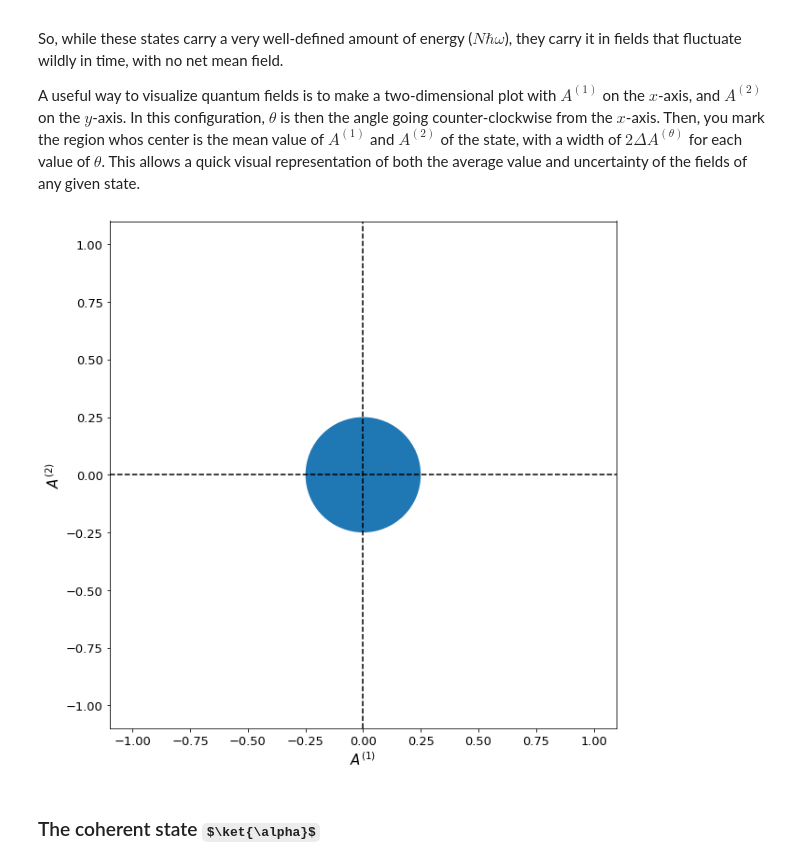
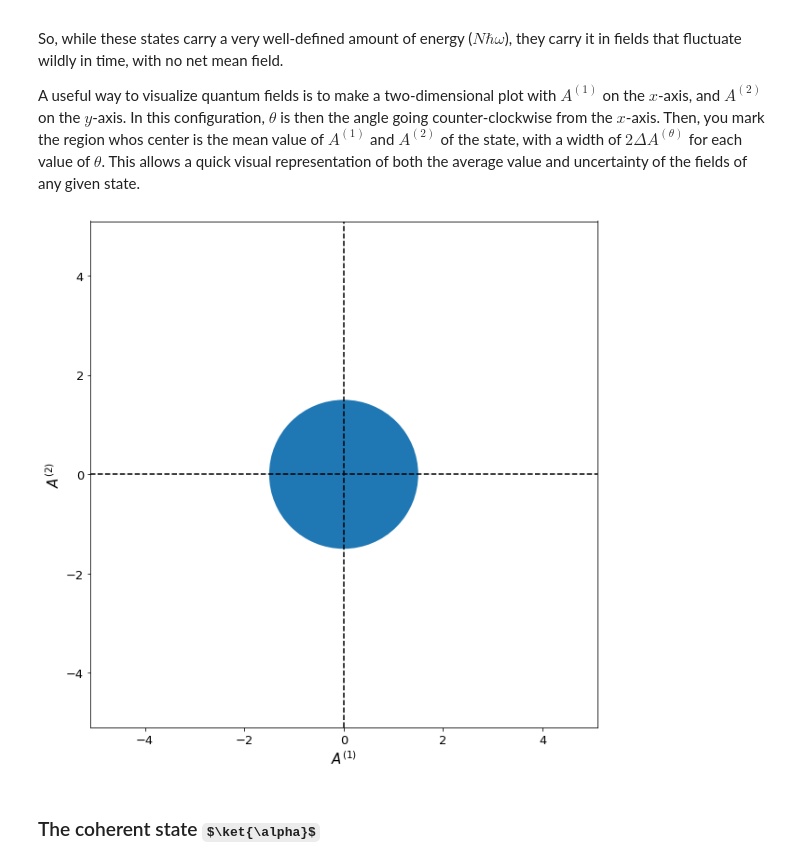
Before and after one commit to dkeathley/6.2410-lab, a Jupyter notebook: chapter-XX-quantum-optics-basics.ipynb, the cells around one changed output. Saved outputs shown, nothing was run; the diff lists cells and outputs as text; code cells hidden in the pictures; some formulas as TeX source.

Commit message:
Plot corrections

```diff
--- a/chapter-XX-quantum-optics-basics.ipynb
+++ b/chapter-XX-quantum-optics-basics.ipynb
@@ -160,38 +160,38 @@ A useful way to visualize quantum fields is to make a two-dimensional plot with
 import matplotlib.pyplot as plt
 import numpy as np
 import matplotlib.patches as mpatches
 
 fig = plt.figure()
 ax = fig.add_subplot()
 
 A = 0
 phi = 0
 delA = np.sqrt(2*4 + 1)/2
 
 
 A1 = A*np.cos(phi)
 A2 = A*np.sin(phi)
 
 
 # add a circle
-circle = mpatches.Circle((A1, A2), radius=0.25, ec="none", color='tab:blue')
-ax.add_patch(circle)
-ax.set_xlim(-1.1, 1.1)
-ax.set_ylim(-1.1, 1.1)
+patch = mpatches.Ellipse((A1, A2), width=delA*2, height=delA*2, ec="none", color='tab:blue')
+ax.add_patch(patch)
+ax.set_xlim(-5.1, 5.1)
+ax.set_ylim(-5.1, 5.1)
 
 ax.set_xlabel('$A^{(1)}$', fontsize=15)
 ax.set_ylabel('$A^{(2)}$', fontsize=15)
 
 ax.axvline(0, color='black', linestyle='--')
 ax.axhline(0, color='black', linestyle='--')
 
 ax.tick_params(labelsize=13)
 
 plt.gca().set_aspect('equal')
 
 fig.set_size_inches(10, 10)
 # %% [output]
-[figure, old version]
+[figure, new version]
 # %% [markdown]
 ### The coherent state $\ket{\alpha}$
 # %%
```
Also changed, not shown: parts of 1 cell of this notebook, 1 other file.
